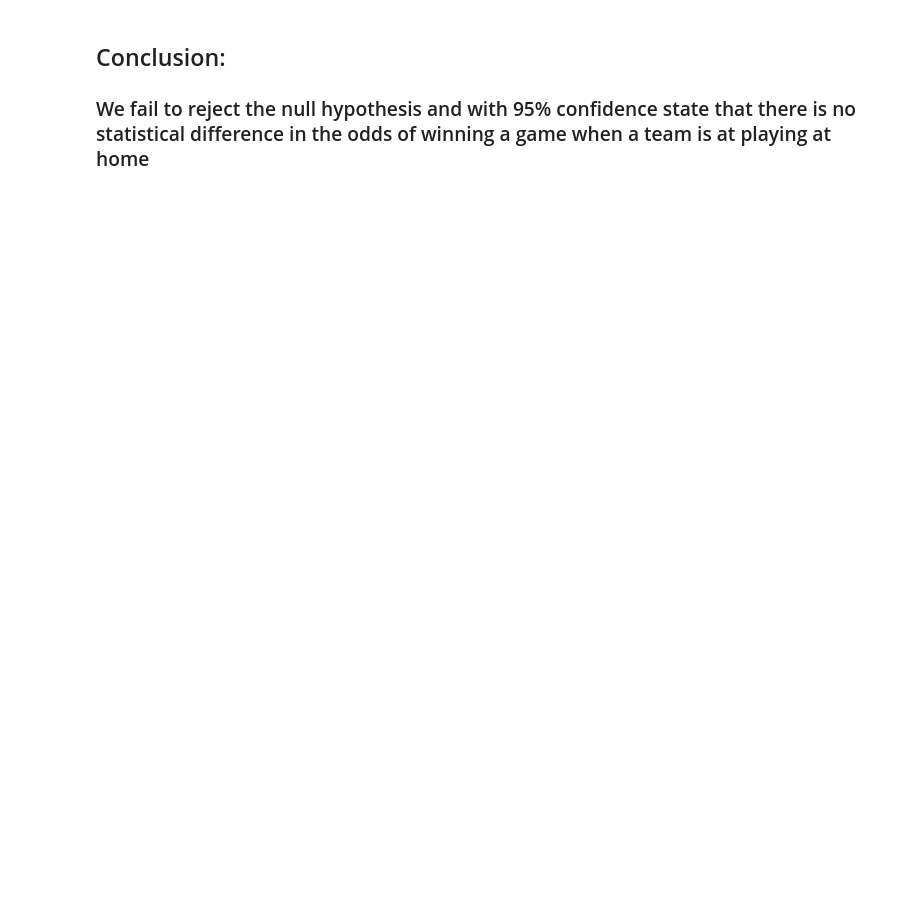
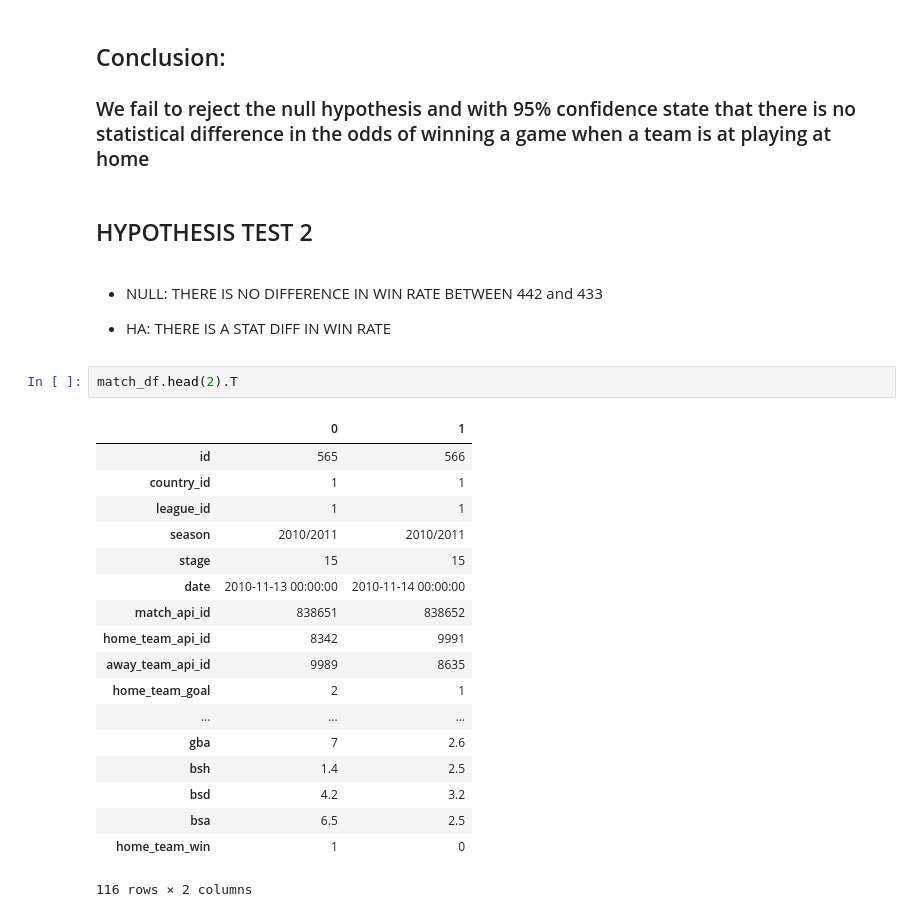
Before and after one commit to kevintheduu/european-soccer-hypothesis-testing, a Jupyter notebook: hyp_test_1a.ipynb, the cells around one changed output. Drawn from its saved outputs; the diff is of its cells as text; blank space fills up the shorter version.

```diff
--- a/hyp_test_1a.ipynb
+++ b/hyp_test_1a.ipynb
@@ -248,3 +249,30 @@ plt.show()
 # %% [markdown]
 ## Conclusion:
 ### We fail to reject the null hypothesis and with 95% confidence state that there is no statistical difference in the odds of winning a game when a team is at playing at home
+# %% [markdown]
+ ## HYPOTHESIS TEST 2
+# %% [markdown]
+- NULL: THERE IS NO DIFFERENCE IN WIN RATE BETWEEN 442 and 433
+
+- HA: THERE IS A STAT DIFF IN WIN RATE
+# %%
+match_df.head(2).T
+# %% [output]
+|  | 0 | 1 |
+| id | 565 | 566 |
+| country_id | 1 | 1 |
+| league_id | 1 | 1 |
+| season | 2010/2011 | 2010/2011 |
+| stage | 15 | 15 |
+| date | 2010-11-13 00:00:00 | 2010-11-14 00:00:00 |
+| match_api_id | 838651 | 838652 |
+| home_team_api_id | 8342 | 9991 |
+| away_team_api_id | 9989 | 8635 |
+| home_team_goal | 2 | 1 |
+| ... | ... | ... |
+| gba | 7 | 2.6 |
+| bsh | 1.4 | 2.5 |
+| bsd | 4.2 | 3.2 |
+| bsa | 6.5 | 2.5 |
+| home_team_win | 1 | 0 |
+116 rows × 2 columns
```
Also changed, not shown: parts of 12 cells of this notebook.
